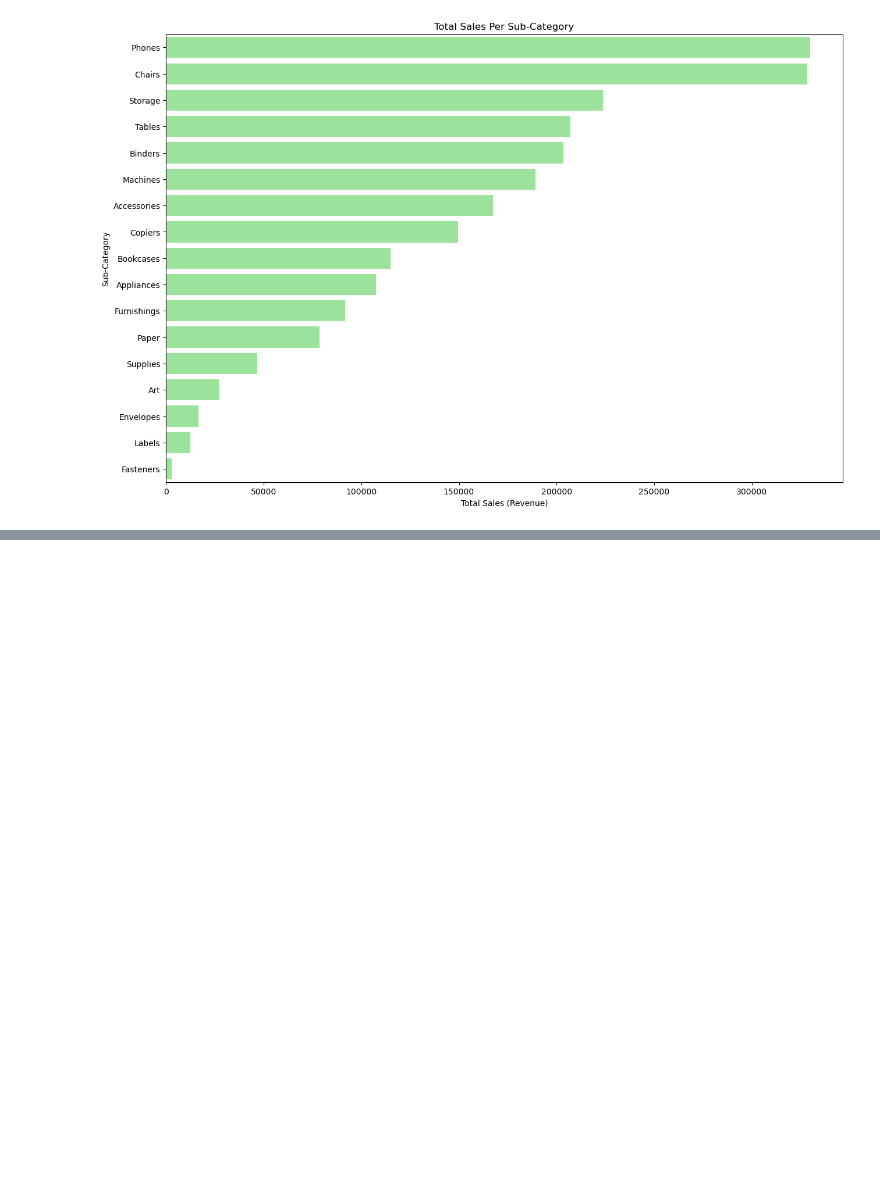
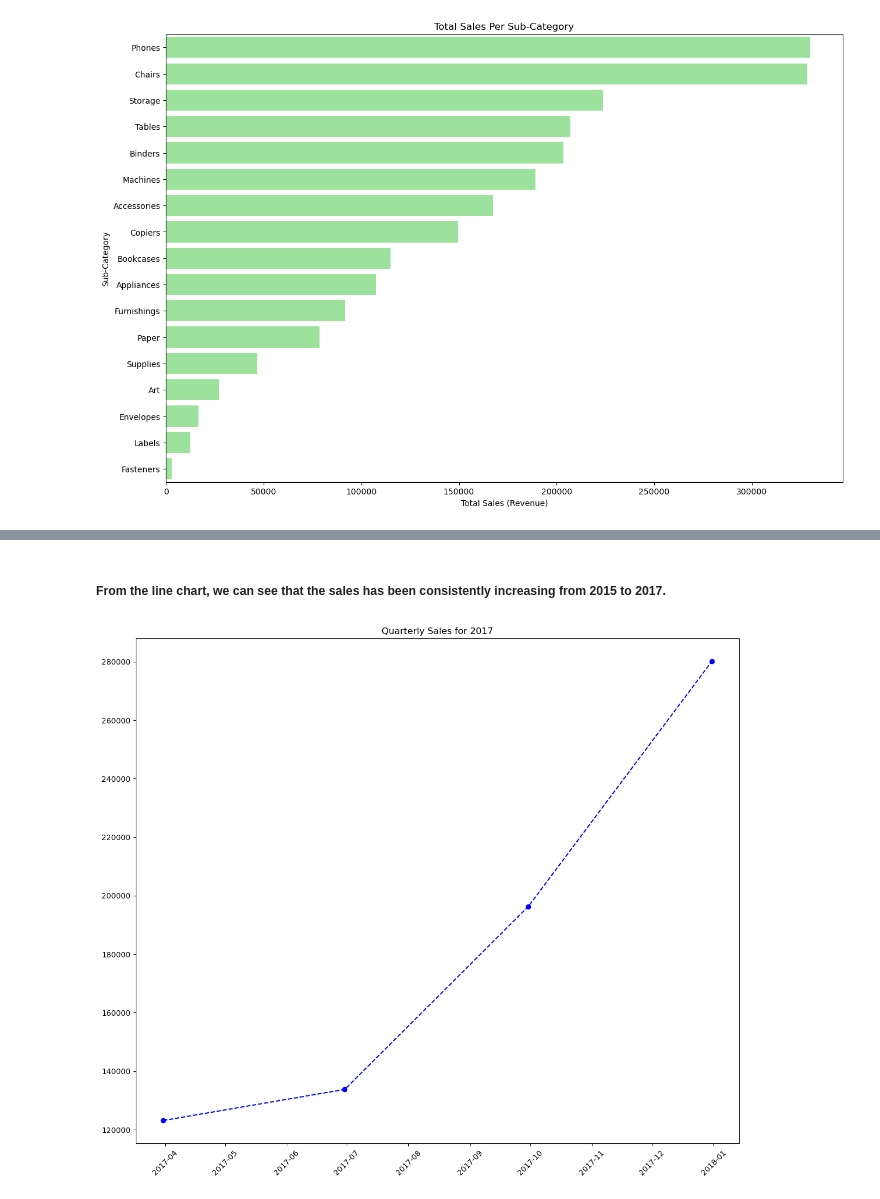
Before and after one commit to TAgKyaw/Superstore_analysis, a Jupyter notebook: superstore_analysis.ipynb, the cells around one changed output, grey strips where cells are left out. Saved outputs shown, nothing was run; the diff lists cells and outputs as text; code cells hidden in the pictures; blank space fills up the shorter version.

```diff
--- a/superstore_analysis.ipynb
+++ b/superstore_analysis.ipynb
@@ -394,0 +411,15 @@ plt.show()
+# %% [markdown]
+##### From the line chart, we can see that the sales has been consistently increasing from 2015 to 2017.
+# %%
+year_2017 = store_data[store_data['Order Date'].dt.year == 2017]
+quarterly_sales = year_2017.resample('Q', on='Order Date')['Sales'].sum().reset_index()
+quarterly_sales.rename(columns={'Order Date': 'Quarter', 'Sales':'Total Sales'}, inplace=True)
+# %%
+plt.figure(figsize=(12,10))
+plt.plot(quarterly_sales['Quarter'], quarterly_sales['Total Sales'], color='blue', marker='o', linestyle='--')
+plt.title('Quarterly Sales for 2017')
+plt.tight_layout()
+plt.xticks(rotation=45)
+plt.show()
+# %% [output]
+[figure, added]
```
Also changed, not shown: parts of 14 cells of this notebook.
